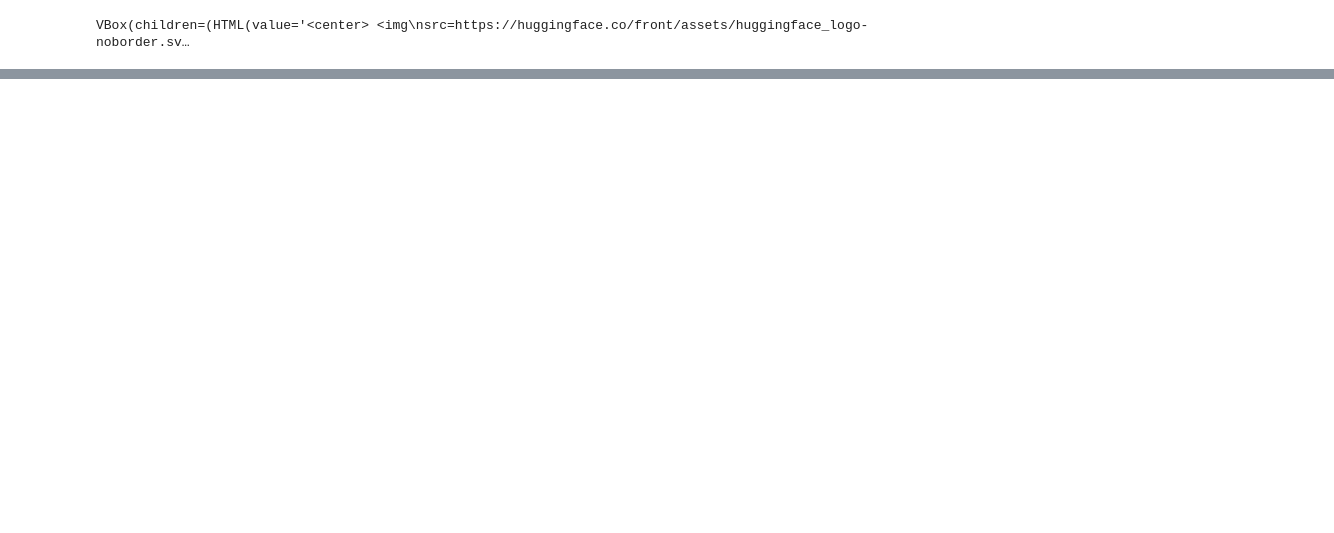
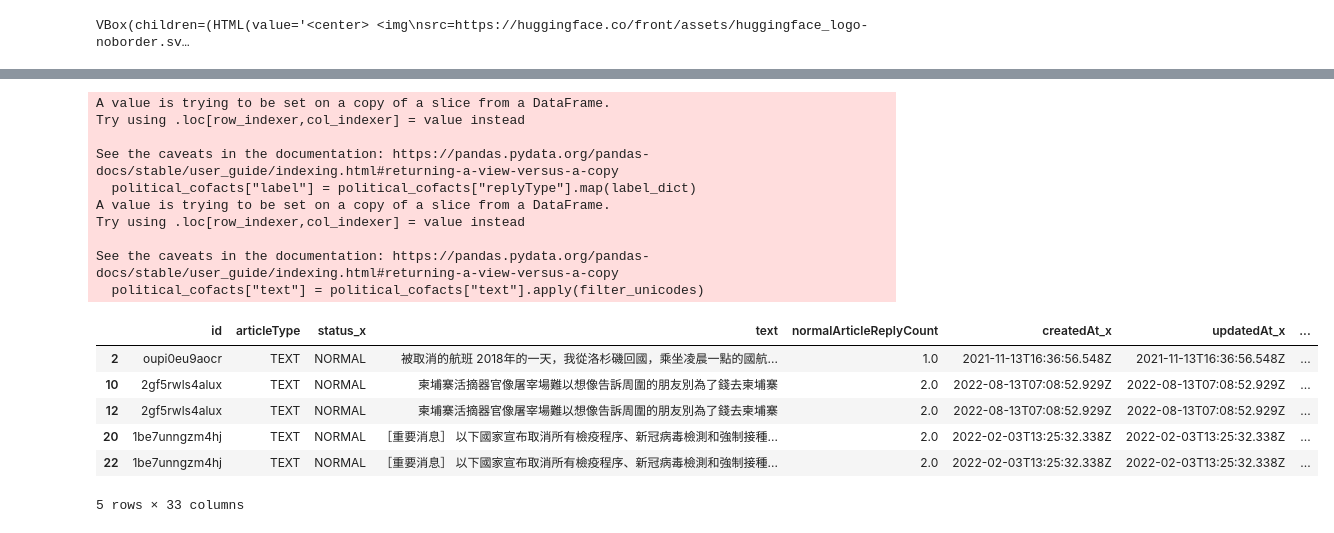
Before and after one commit to WilliamPLaCroix/NN-SoftP, a Jupyter notebook: cofacts.ipynb, the cells around one changed output, grey strips where cells are left out. Saved outputs shown, nothing was run; the diff lists cells and outputs as text; code cells hidden in the pictures; blank space fills up the shorter version.

```diff
--- a/cofacts.ipynb
+++ b/cofacts.ipynb
@@ -177,0 +211,45 @@ find_unicodes([c[0] for c in remove.most_common()])
+# %%
+### putting it all together
+def filter_unicodes(text: str):
+    if pd.notna(text):
+        text = re.sub("\n", " ", text)
+        regex_urls = r"https?\S+|\S*\.com\S*"
+        text = re.sub(regex_urls, "", text)
+        if text.strip():
+            regex_han_ascii = re.compile(r"[^\u4E00-\u9FFF\u3000-\u303F\u0000-\u007F\u2000-\u206F\uFF00-\uFF65]")
+            text = regex_han_ascii.sub("", text)
+            if not text.strip():
+                text = pd.NA
+        else:
+            text = pd.NA
+    return text
+
+
+label_dict = {
+    "NOT_RUMOR": 0,
+    "OPINIONATED" : 1,
+    "RUMOR" : 2
+}
+
+political_cofacts["label"] = political_cofacts["replyType"].map(label_dict)
+political_cofacts["text"] = political_cofacts["text"].apply(filter_unicodes)
+political_cofacts = political_cofacts.dropna(subset=["text", "replyType"])
+political_cofacts.head()
+# %% [output]
+A value is trying to be set on a copy of a slice from a DataFrame.
+Try using .loc[row_indexer,col_indexer] = value instead
+
+See the caveats in the documentation: https://pandas.pydata.org/pandas-docs/stable/user_guide/indexing.html#returning-a-view-versus-a-copy
+  political_cofacts["label"] = political_cofacts["replyType"].map(label_dict)
+A value is trying to be set on a copy of a slice from a DataFrame.
+Try using .loc[row_indexer,col_indexer] = value instead
+
+See the caveats in the documentation: https://pandas.pydata.org/pandas-docs/stable/user_guide/indexing.html#returning-a-view-versus-a-copy
+  political_cofacts["text"] = political_cofacts["text"].apply(filter_unicodes)
+|  | id | articleType | status_x | text | normalArticleReplyCount | createdAt_x | updatedAt_x | ... |
+| 2 | oupi0eu9aocr | TEXT | NORMAL | 被取消的航班 2018年的一天，我從洛杉磯回國，乘坐凌晨一點的國航... | 1.0 | 2021-11-13T16:36:56.548Z | 2021-11-13T16:36:56.548Z | ... |
+| 10 | 2gf5rwls4alux | TEXT | NORMAL | 柬埔寨活摘器官像屠宰場難以想像告訴周圍的朋友別為了錢去柬埔寨 | 2.0 | 2022-08-13T07:08:52.929Z | 2022-08-13T07:08:52.929Z | ... |
+| 12 | 2gf5rwls4alux | TEXT | NORMAL | 柬埔寨活摘器官像屠宰場難以想像告訴周圍的朋友別為了錢去柬埔寨 | 2.0 | 2022-08-13T07:08:52.929Z | 2022-08-13T07:08:52.929Z | ... |
+| 20 | 1be7unngzm4hj | TEXT | NORMAL | ［重要消息］ 以下國家宣布取消所有檢疫程序、新冠病毒檢測和強制接種... | 2.0 | 2022-02-03T13:25:32.338Z | 2022-02-03T13:25:32.338Z | ... |
+| 22 | 1be7unngzm4hj | TEXT | NORMAL | ［重要消息］ 以下國家宣布取消所有檢疫程序、新冠病毒檢測和強制接種... | 2.0 | 2022-02-03T13:25:32.338Z | 2022-02-03T13:25:32.338Z | ... |
+5 rows × 33 columns
```
Also changed, not shown: parts of 11 cells of this notebook.
